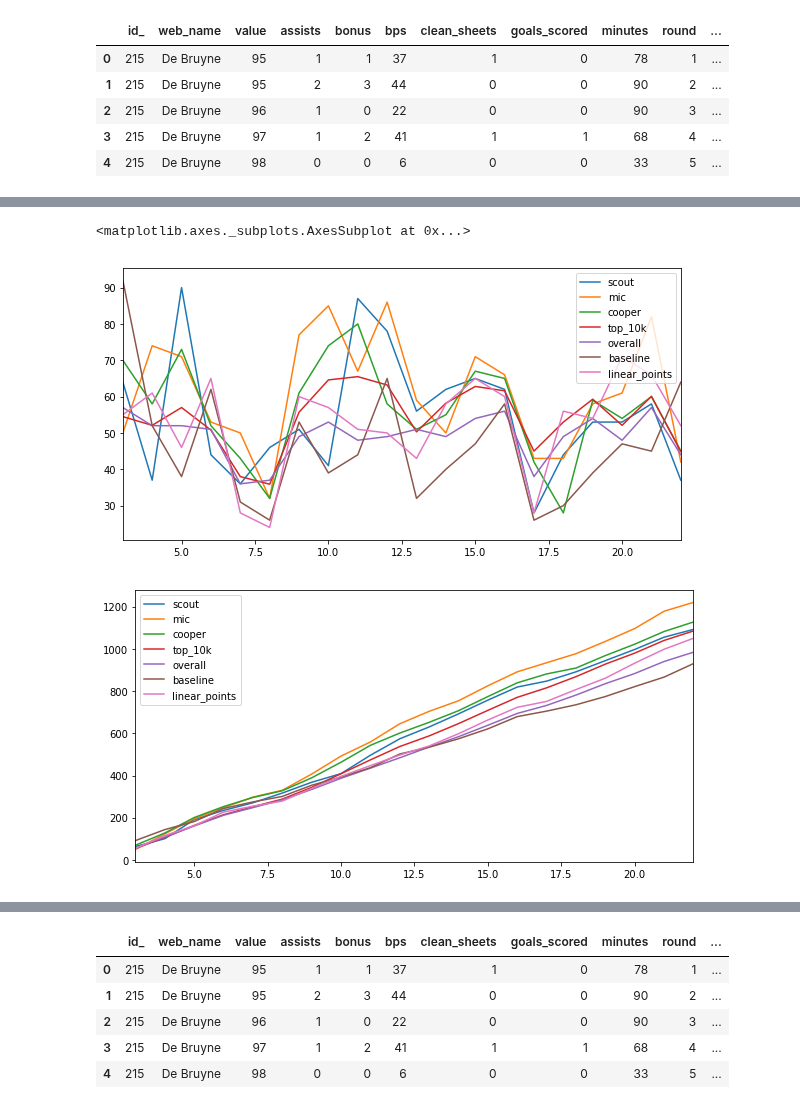
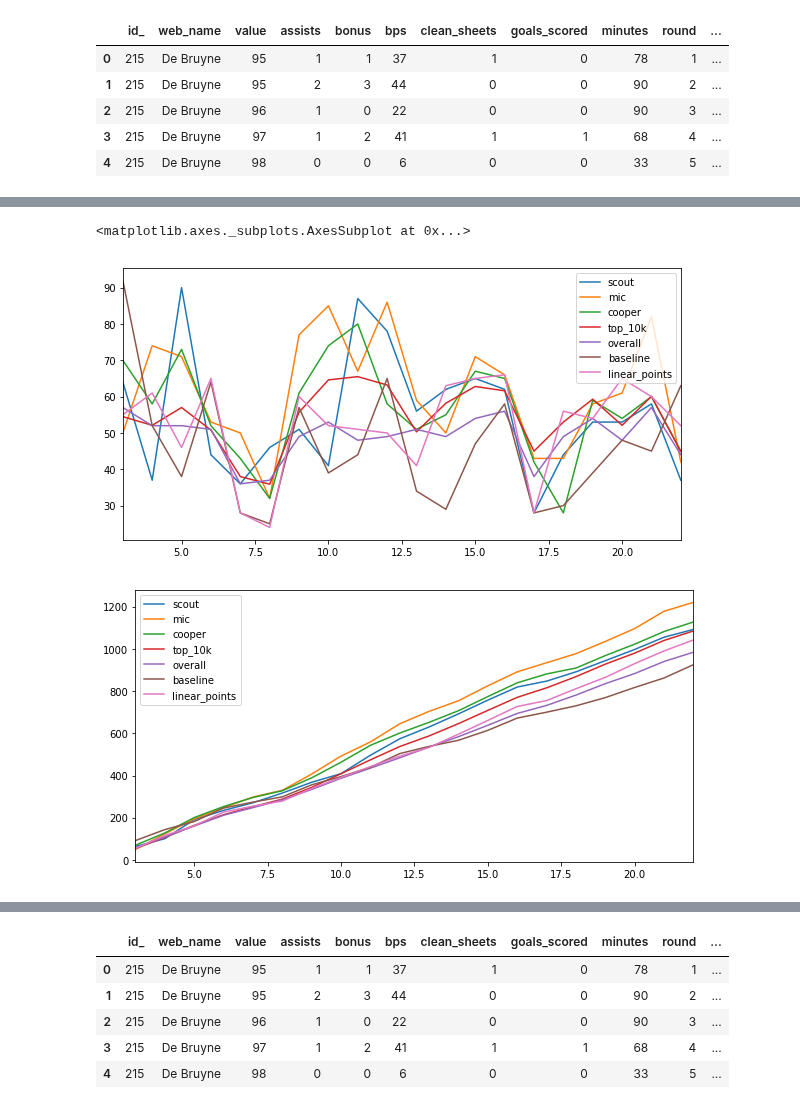
Before and after one commit to coopercunliffe/Springboard, a Jupyter notebook: FPL/team_points.ipynb, the cells around one changed output, grey strips where cells are left out. Cells and saved outputs as stored; diff of their text form; code cells hidden in the pictures.

```diff
--- a/FPL/team_points.ipynb
+++ b/FPL/team_points.ipynb
@@ -230,13 +241,13 @@ global_ave = [65, 41, 44, 57, 52,
               52, 51, 36, 37, 49,
               53, 48, 49, 51, 49,
               54, 56, 38, 49, 54,
-              48, 57, 44]
+              48, 57, 44, 53, 49]
 # %%
 top_10k_ave = [0.0, 0.0, 45.3, 54.5, 52.1,
              57.0, 50.8, 38.0, 35.9, 55.7,
              64.6, 65.5, 63.2, 50.3, 58.2,
              62.8, 61.6, 45.0, 53.0, 59.3,
-             52.1, 60.1, 44.9]
+             52.1, 60.1, 44.9, 62.9, 59.7]
 # %%
 team_points = pd.DataFrame({'scout':scout, 'mic':mic, 'cooper':cooper, 'top_10k':top_10k_ave, 'overall':global_ave})
 # %%
@@ -276,7 +287,7 @@ number_of_alerts_linear = 0
 number_of_alerts_forest = 0
 # %%
 
-for i in range(2, len(team_points.index)):
+for i in range(2, len(team_points.index) - 1):
     dream_team = team_select(df['total_points_'+ str(i)], df['value_'+ str(i)], df)
     next_week_points = dream_team['total_points_' + str(i + 1)]
     next_week_minutes = dream_team['minutes_' + str(i + 1)]
@@ -574,7 +585,7 @@ def linear_predict(gameweek, data):
 # %%
 team_points['linear_points'] = 0
 # %%
-for i in range(2, len(team_points.index)):
+for i in range(2, len(team_points.index) - 1):
     df_linear = linear_predict(i, histories)
     df_copy = df
     df_copy = df_copy.merge(df_linear[['id_', 'next_week_predictions']], how='left', on='id_')
@@ -810,10 +821,9 @@ bench points:  1.0
 ... (31 outputs left out)
 # %%
 %matplotlib inline
-team_points.loc[3:].sum()
-team_points.loc[3:].plot(figsize=(10,5))
-team_points.loc[3:].cumsum().plot(figsize=(10,5))
+team_points.loc[3:22].plot(figsize=(10,5))
+team_points.loc[3:22].cumsum().plot(figsize=(10,5))
 # %% [output]
 <matplotlib.axes._subplots.AxesSubplot at 0x...>
-[figure, old version]
+[figure, new version]
-[figure, old version]
+[figure, new version]
```
Also changed, not shown: parts of 23 cells of this notebook, 5 other files.
